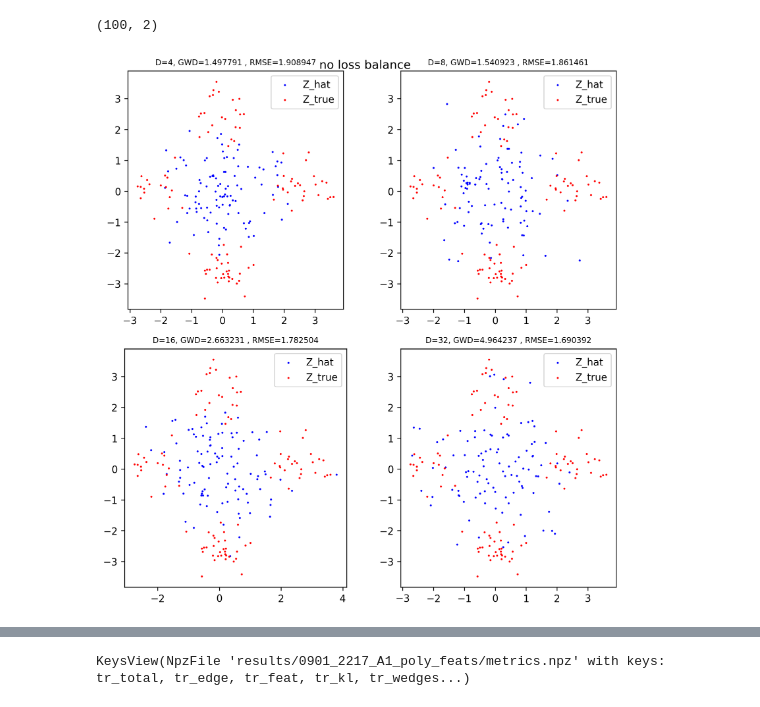
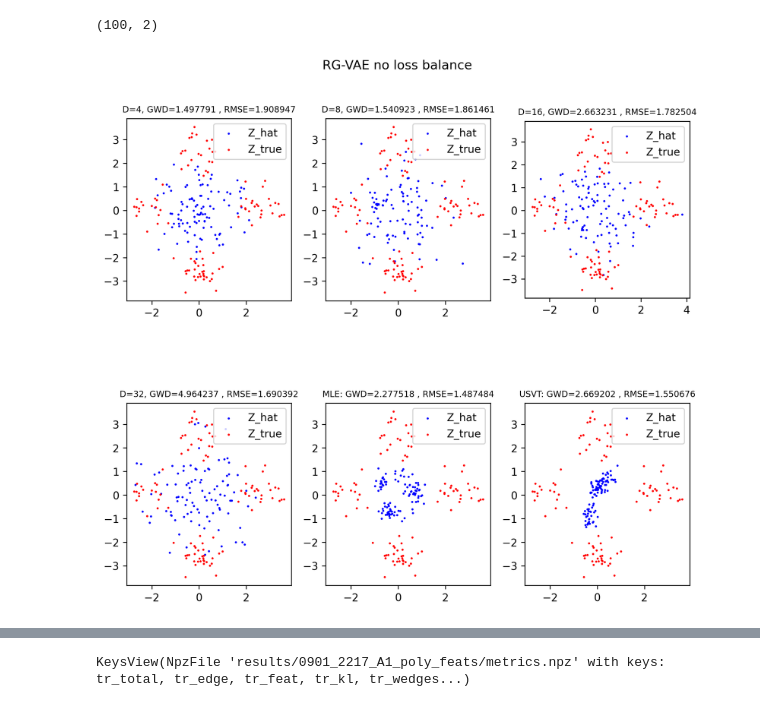
Before and after one commit to ZhangWan-byte/lpm, a Jupyter notebook: exp1_demo.ipynb, the cells around one changed output, grey strips where cells are left out. Cells and saved outputs as stored; diff of their text form; code cells hidden in the pictures.

Commit message:
exp1 baseline: MLE and USVT

```diff
--- a/exp1_demo.ipynb
+++ b/exp1_demo.ipynb
@@ -28,42 +28,49 @@ Z_trues = np.vstack(Z_trues)
 print(Z_trues.shape)
 
 i=0
-fig, axes = plt.subplots(2, 2, figsize=(8, 8), dpi=300)
+fig, axes = plt.subplots(2, 3, figsize=(8, 8), dpi=300)
 axes = axes.flatten()
 for test_root in [
         (4, "./results/0904_2037_A1_poly_feats/Zhat", "mean GWD=1.497791 | mean LP-RMSE=1.908947"),
         (8, "./results/0903_2226_A1_poly_feats/Zhat", "mean GWD=1.540923 | mean LP-RMSE=1.861461"),
         (16, "./results/0905_0035_A1_poly_feats/Zhat", "mean GWD=2.663231 | mean LP-RMSE=1.782504"),
-        (32, "./results/0903_2227_A1_poly_feats/Zhat", "mean GWD=4.964237 | mean LP-RMSE=1.690392")
+        (32, "./results/0903_2227_A1_poly_feats/Zhat", "mean GWD=4.964237 | mean LP-RMSE=1.690392"),
+        (2, "./results_mle/A1_poly_feats/Zhat_mle_full", "mean GWD=2.277518 | mean LP-RMSE=1.487484"),
+        (2, "./results_usvt/A1_poly_feats/Zhat_usvt_test", "mean GWD=2.669202 | mean LP-RMSE=1.550676")
     ]:
     test_graph_dirs = [os.path.join(test_root[1], d) for d in os.listdir(test_root[1])]
 
     Z_hats = []
     for d in test_graph_dirs:
         Z_hat = np.load(d)
         Z_hats.append(Z_hat)
         break
     Z_hats = np.vstack(Z_hats)
     # print(Z_hats.shape)
 
     Z_hat_dr = dim_reduce(X=Z_true, Y=Z_hat)
     assert Z_hat_dr.shape == Z_trues.shape
     # print(Z_hat_dr.shape)
 
     gwd = test_root[2].split("|")[0].split("=")[1]
     rmse = test_root[2].split("|")[1].split("=")[1]
 
     ax = axes[i]
     ax.scatter(Z_hat_dr[:, 0], Z_hat_dr[:, 1], s=1, c='b')
     ax.scatter(Z_true[:, 0], Z_true[:, 1], s=1, c='r')
     ax.legend(['Z_hat', 'Z_true'])
     ax.set_aspect('equal')
-    ax.set_title(f'D={test_root[0]}, GWD={gwd}, RMSE={rmse}', fontsize=8)
+    if "mle" in test_root[1]:
+        ax.set_title(f'MLE: GWD={gwd}, RMSE={rmse}', fontsize=8)
+    elif "usvt" in test_root[1]:
+        ax.set_title(f'USVT: GWD={gwd}, RMSE={rmse}', fontsize=8)
+    else:
+        ax.set_title(f'D={test_root[0]}, GWD={gwd}, RMSE={rmse}', fontsize=8)
 
     i += 1
 plt.tight_layout()
-plt.suptitle("no loss balance")
+plt.suptitle("RG-VAE no loss balance")
 plt.show()
 # %% [output]
 (100, 2)
-[figure, old version]
+[figure, new version]
```
Also changed, not shown: parts of 5 cells of this notebook, 4 other files.
